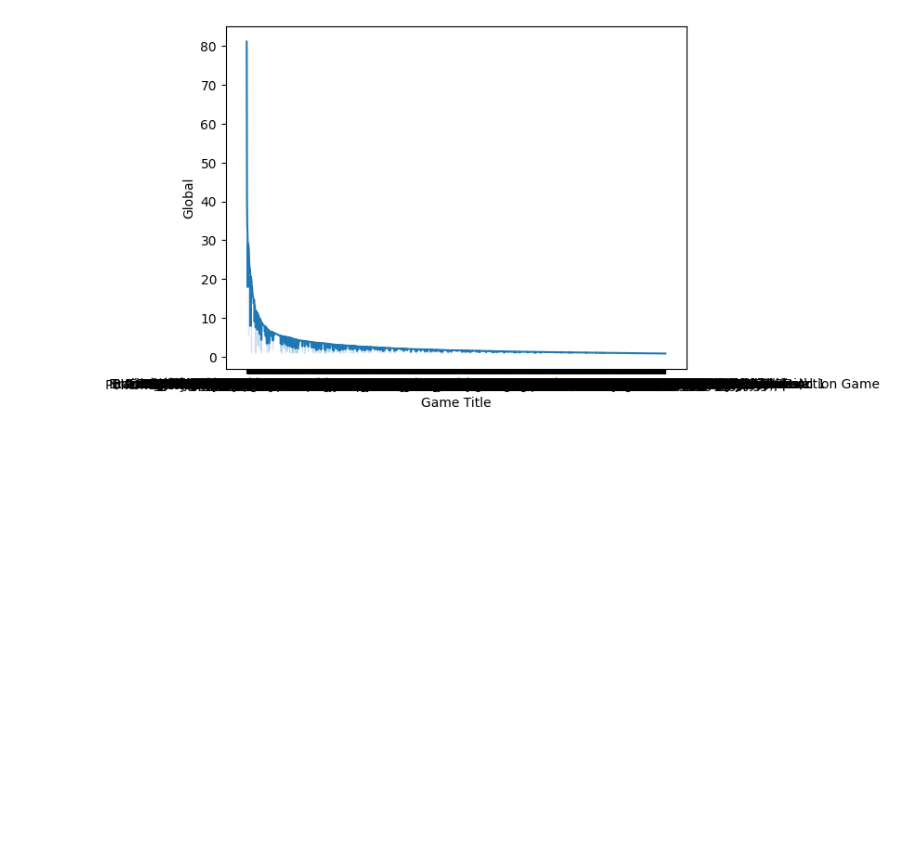
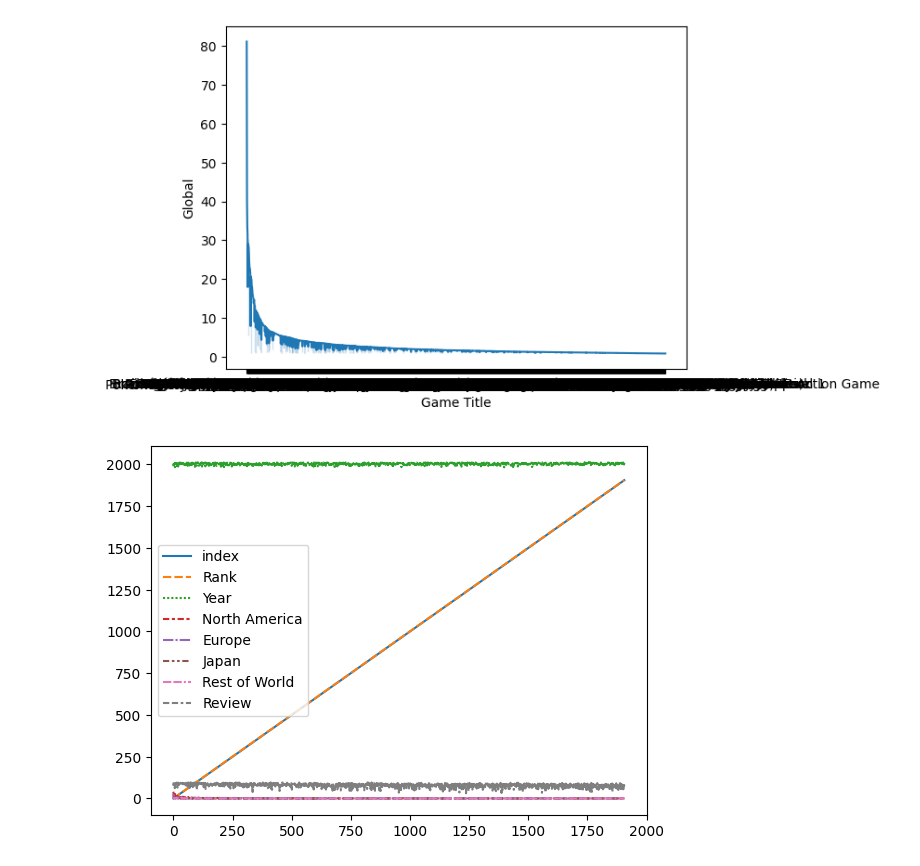
Before and after one commit to Akshaylegend07/Video-Games-Sales-Prediction, a Jupyter notebook: VIDEOGAMES.ipynb, the cells around one changed output. Saved outputs shown, nothing was run; the diff lists cells and outputs as text; code cells hidden in the pictures; blank space fills up the shorter version.

```diff
--- a/VIDEOGAMES.ipynb
+++ b/VIDEOGAMES.ipynb
@@ -94,3 +94,8 @@ sns.lineplot(x="Game Title", y="Global", data=df)
 plt.show()
 # %% [output]
 [figure]
+# %%
+sns.lineplot(data=df.drop(['Global'], axis=1))
+plt.show()
+# %% [output]
+[figure, added]
```
Also changed, not shown: parts of 1 cell of this notebook.
